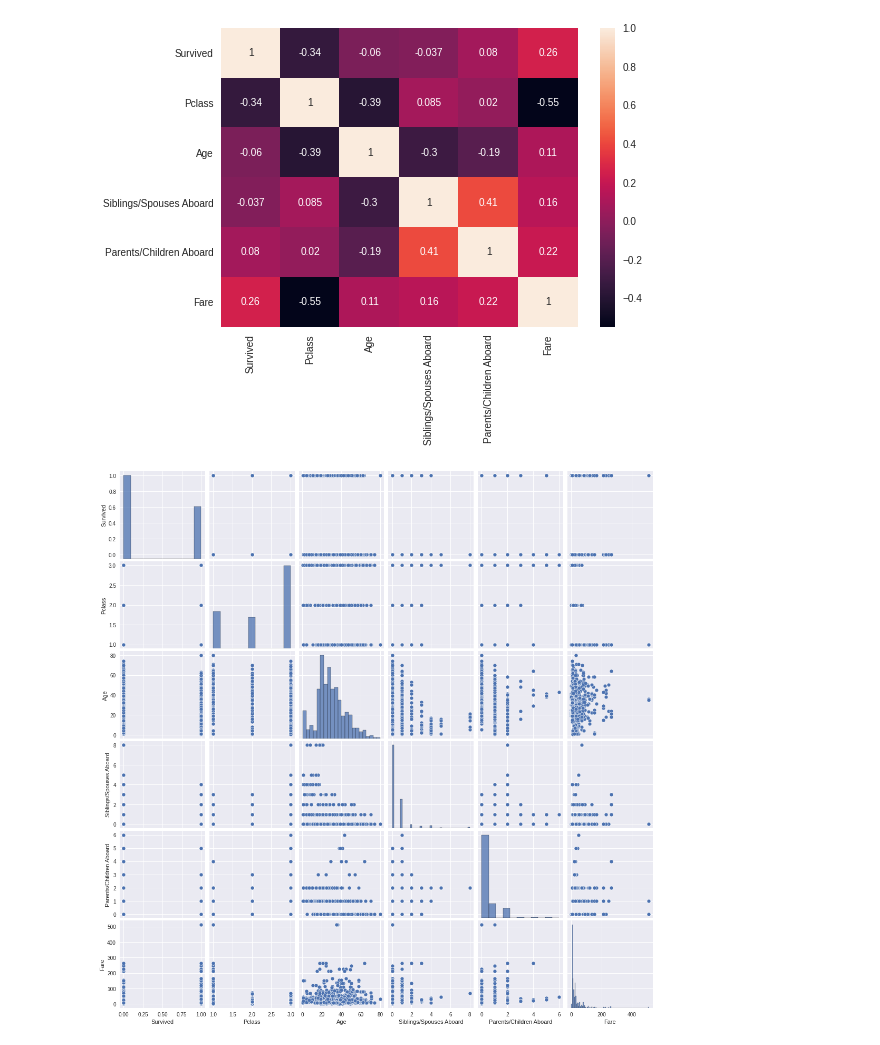
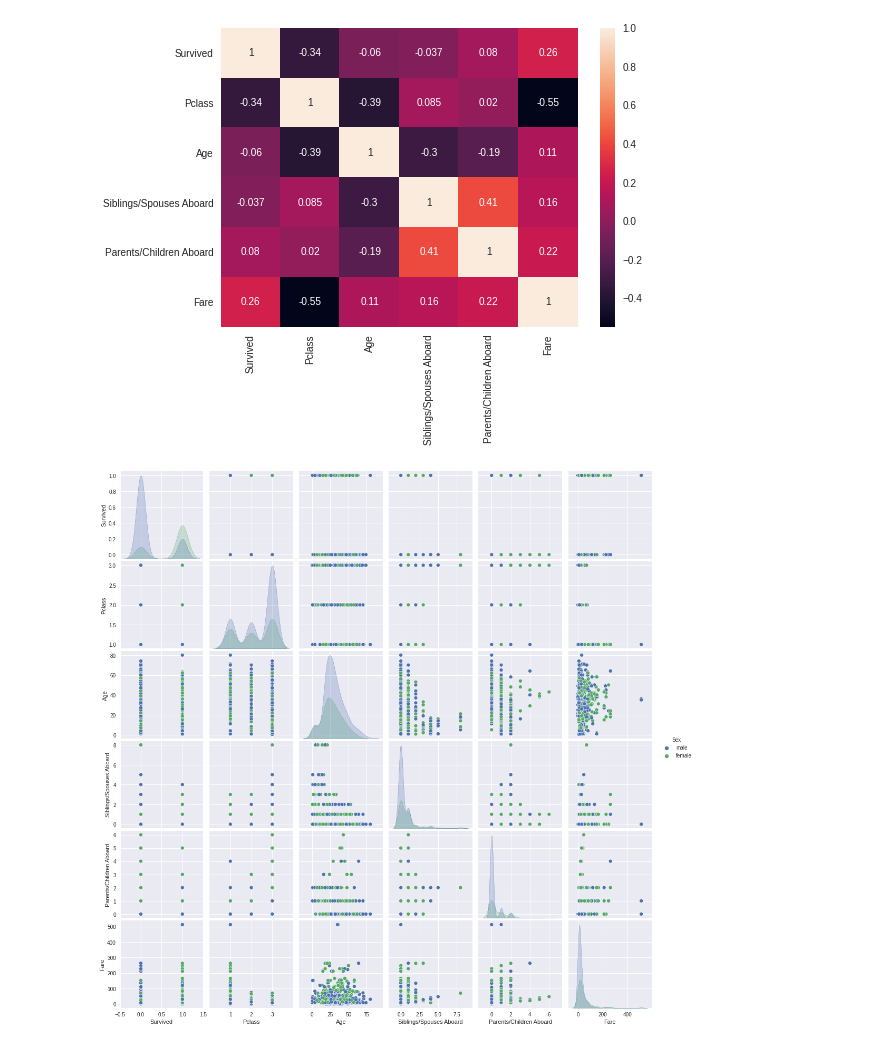
Before and after one commit to ndrawa/basic-machine-learning, a Jupyter notebook: Tugas/Tugas 01.ipynb, the cells around one changed output. Saved outputs shown, nothing was run; the diff lists cells and outputs as text; code cells hidden in the pictures.

```diff
--- a/Tugas/Tugas 01.ipynb
+++ b/Tugas/Tugas 01.ipynb
@@ -43,7 +48,7 @@ plt.show()
 # %% [output]
 [figure]
 # %%
-sns.pairplot(data=df_titanic)
+sns.pairplot(data=df_titanic, hue='Sex')
 plt.show()
 # %% [output]
-[figure, old version]
+[figure, new version]
```
Also changed, not shown: parts of 1 cell of this notebook.
